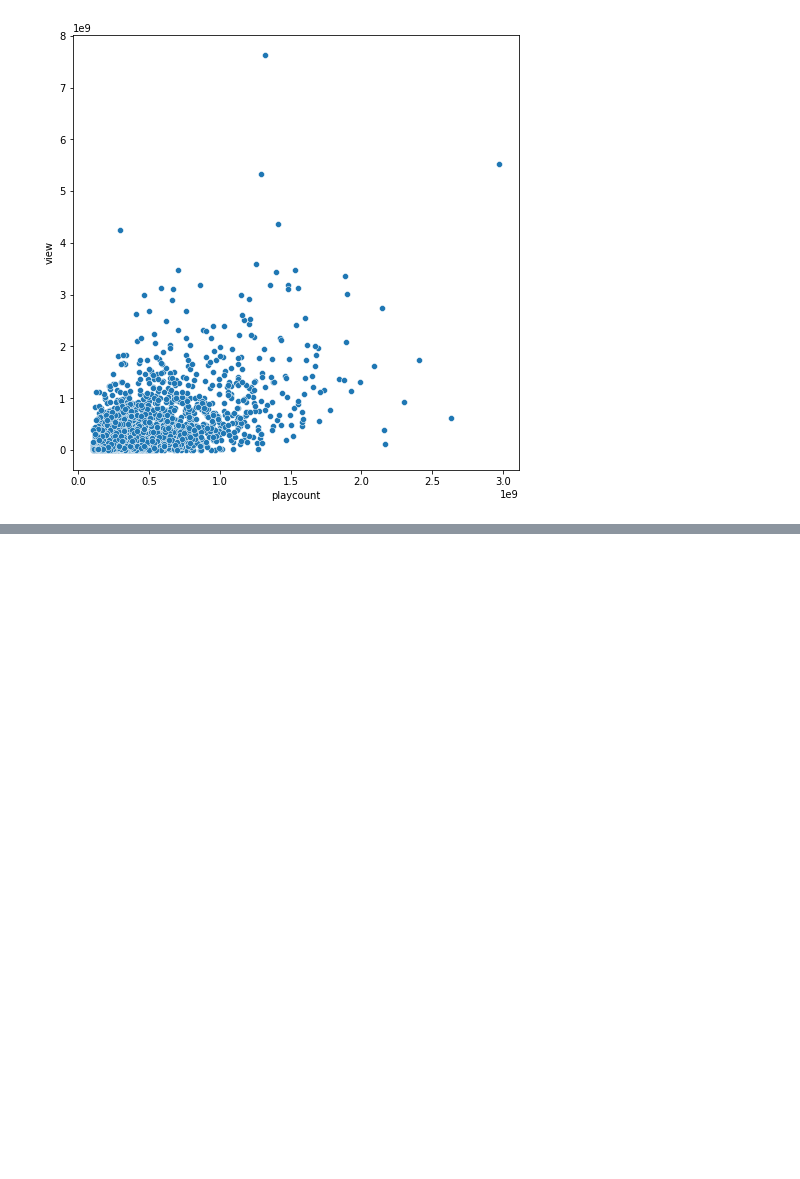
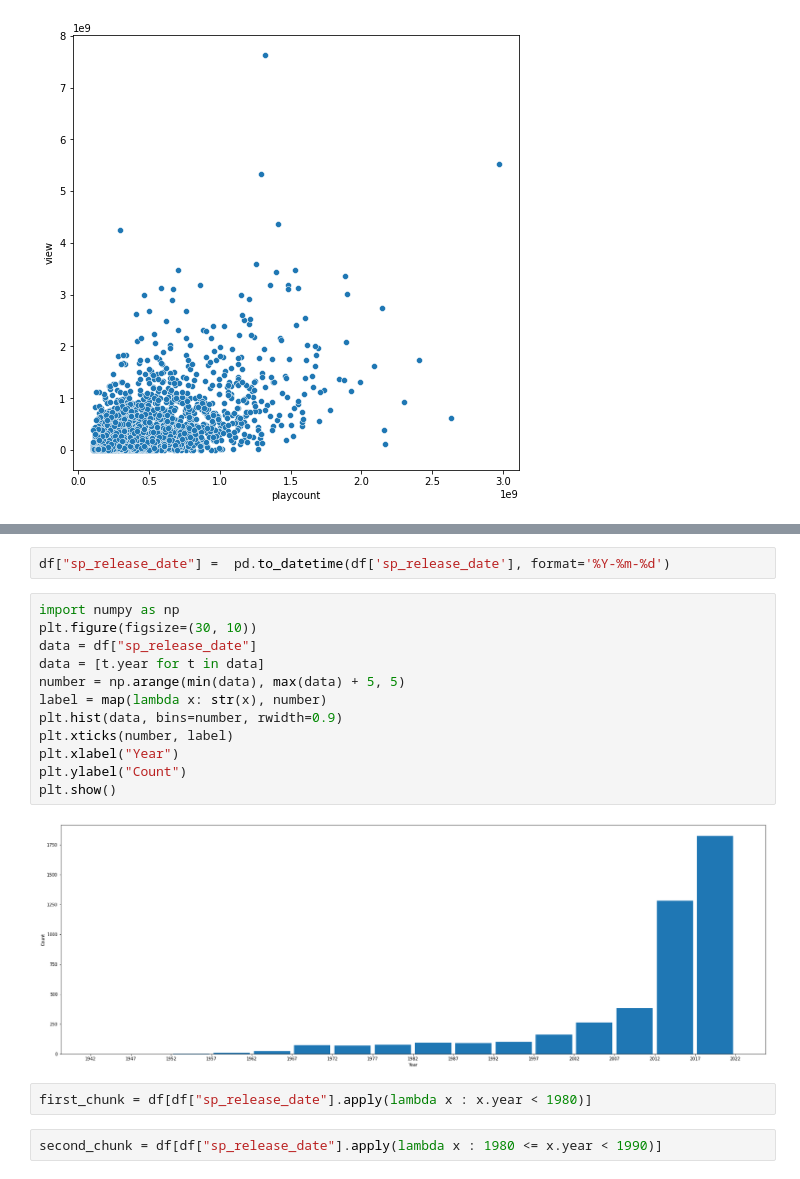
Before and after one commit to vietcheems/Music-Popularity-Analysis, a Jupyter notebook: Analysis/analysis.ipynb, the cells around one changed output, grey strips where cells are left out. Saved outputs shown, nothing was run; the diff lists cells and outputs as text; blank space fills up the shorter version.

```diff
--- a/Analysis/analysis.ipynb
+++ b/Analysis/analysis.ipynb
@@ -85,0 +181,20 @@ sns.scatterplot(data=df, x="playcount", y="view", hue=None, ax=ax)
+# %%
+df["sp_release_date"] =  pd.to_datetime(df['sp_release_date'], format='%Y-%m-%d')
+# %%
+import numpy as np
+plt.figure(figsize=(30, 10))
+data = df["sp_release_date"]
+data = [t.year for t in data]
+number = np.arange(min(data), max(data) + 5, 5)
+label = map(lambda x: str(x), number)
+plt.hist(data, bins=number, rwidth=0.9)
+plt.xticks(number, label)
+plt.xlabel("Year")
+plt.ylabel("Count")
+plt.show()
+# %% [output]
+[figure, added]
+# %%
+first_chunk = df[df["sp_release_date"].apply(lambda x : x.year < 1980)]
+# %%
+second_chunk = df[df["sp_release_date"].apply(lambda x : 1980 <= x.year < 1990)]
```
Also changed, not shown: parts of 20 cells of this notebook, 2 other files.
